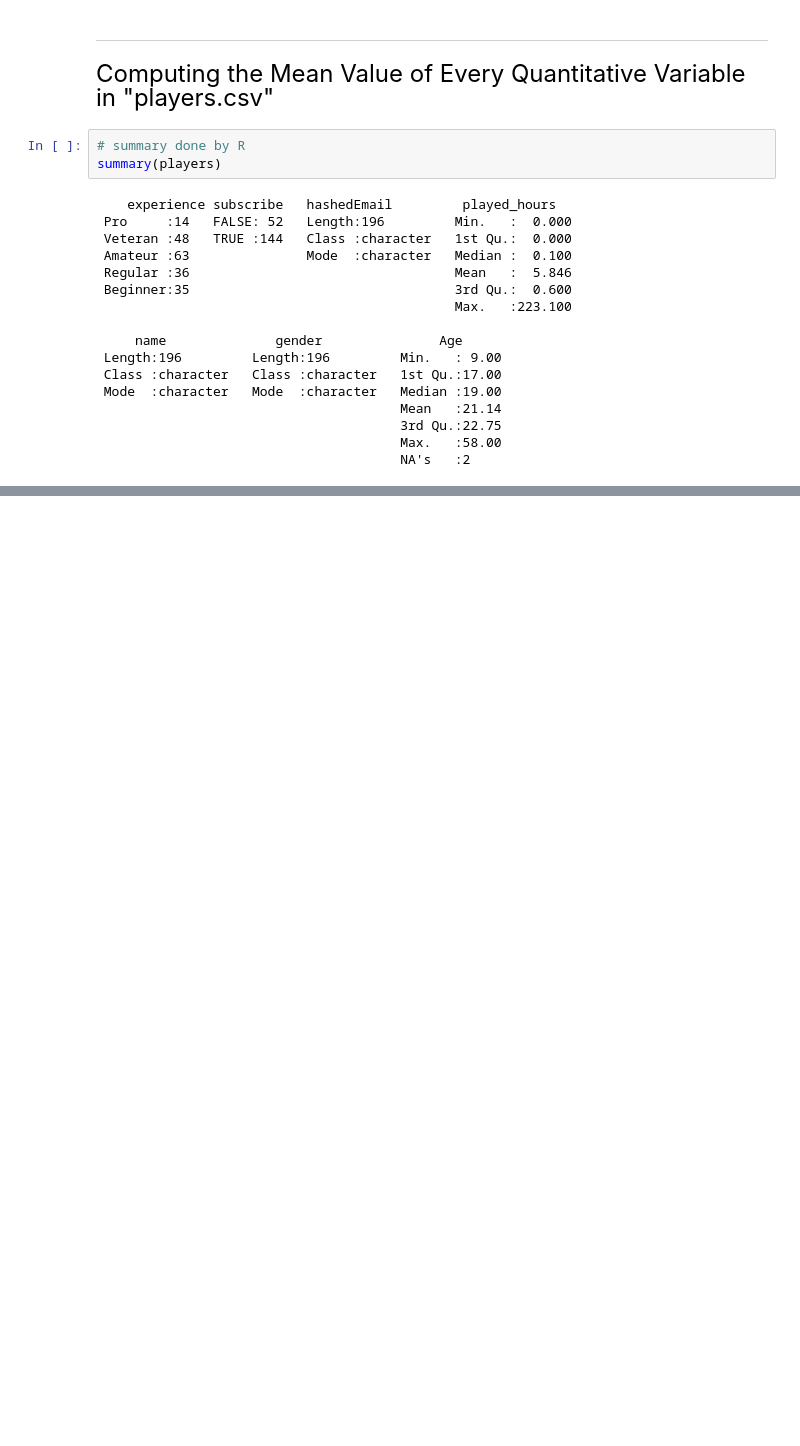
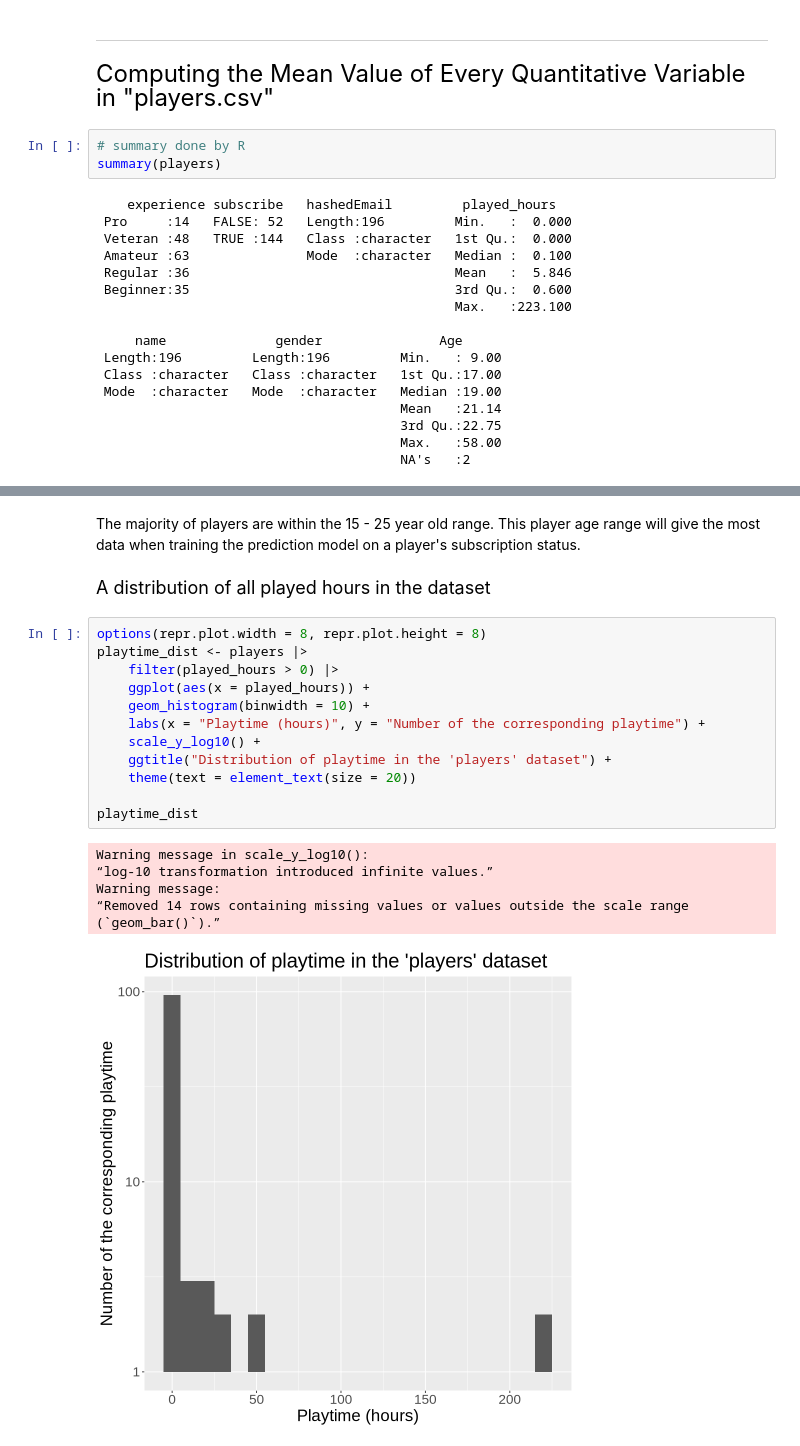
Before and after one commit to incoqnitoo/dsci_project_individual, a Jupyter notebook: planning_report.ipynb, the cells around one changed output, grey strips where cells are left out. Saved outputs shown, nothing was run; the diff lists cells and outputs as text; blank space fills up the shorter version.

```diff
--- a/planning_report.ipynb
+++ b/planning_report.ipynb
@@ -449,0 +497,23 @@ summary(players)
+# %% [markdown]
+The majority of players are within the 15 - 25 year old range. This player age range will give the most data when training the prediction model on a player's subscription status.
+# %% [markdown]
+<font size="4"> A distribution of all played hours in the dataset
+# %%
+options(repr.plot.width = 8, repr.plot.height = 8)
+playtime_dist <- players |>
+    filter(played_hours > 0) |>
+    ggplot(aes(x = played_hours)) +
+    geom_histogram(binwidth = 10) +
+    labs(x = "Playtime (hours)", y = "Number of the corresponding playtime") +
+    scale_y_log10() +
+    ggtitle("Distribution of playtime in the 'players' dataset") +
+    theme(text = element_text(size = 20))
+
+playtime_dist
+# %% [output]
+Warning message in scale_y_log10():
+“log-10 transformation introduced infinite values.”
+Warning message:
+“Removed 14 rows containing missing values or values outside the scale range
+(`geom_bar()`).”
+[figure, added]
```
Also changed, not shown: parts of 12 cells of this notebook.
